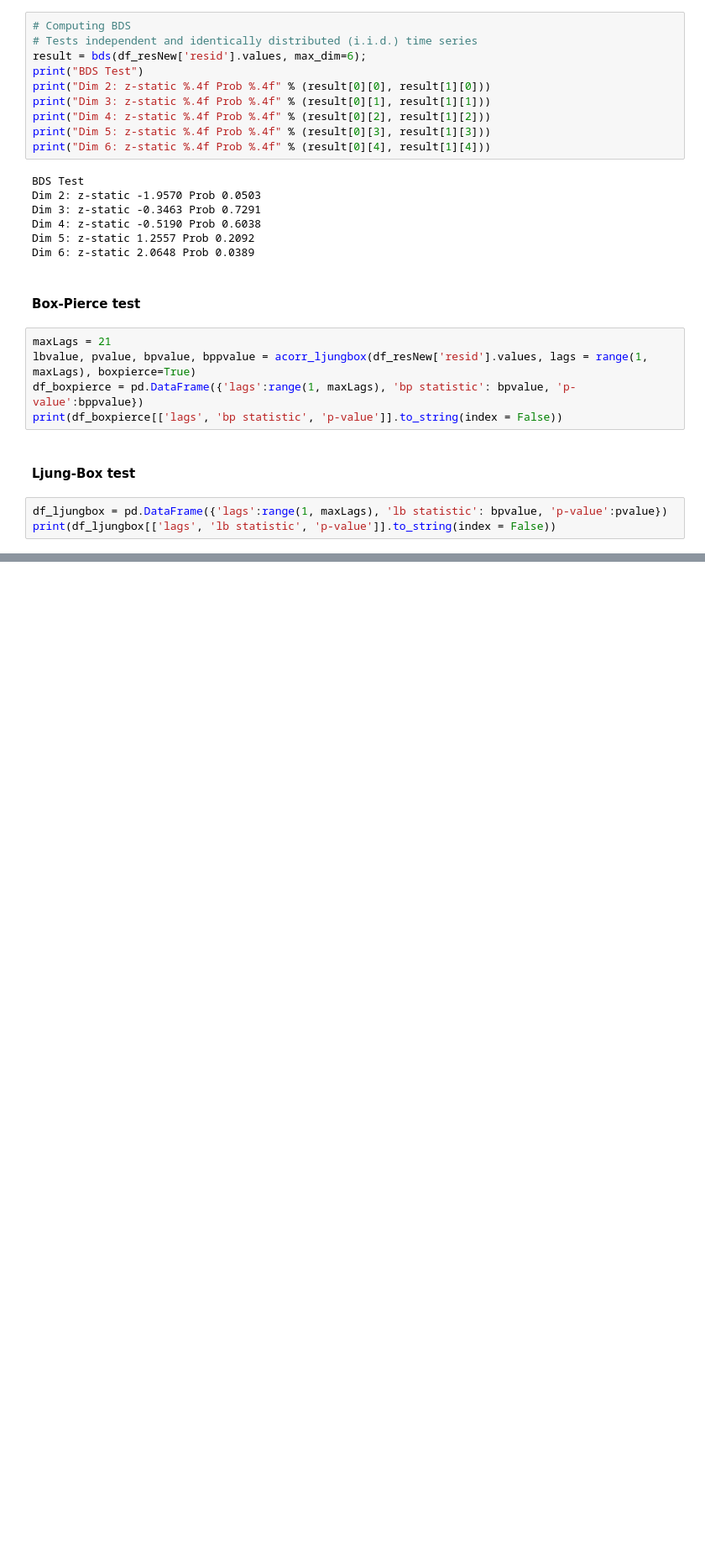
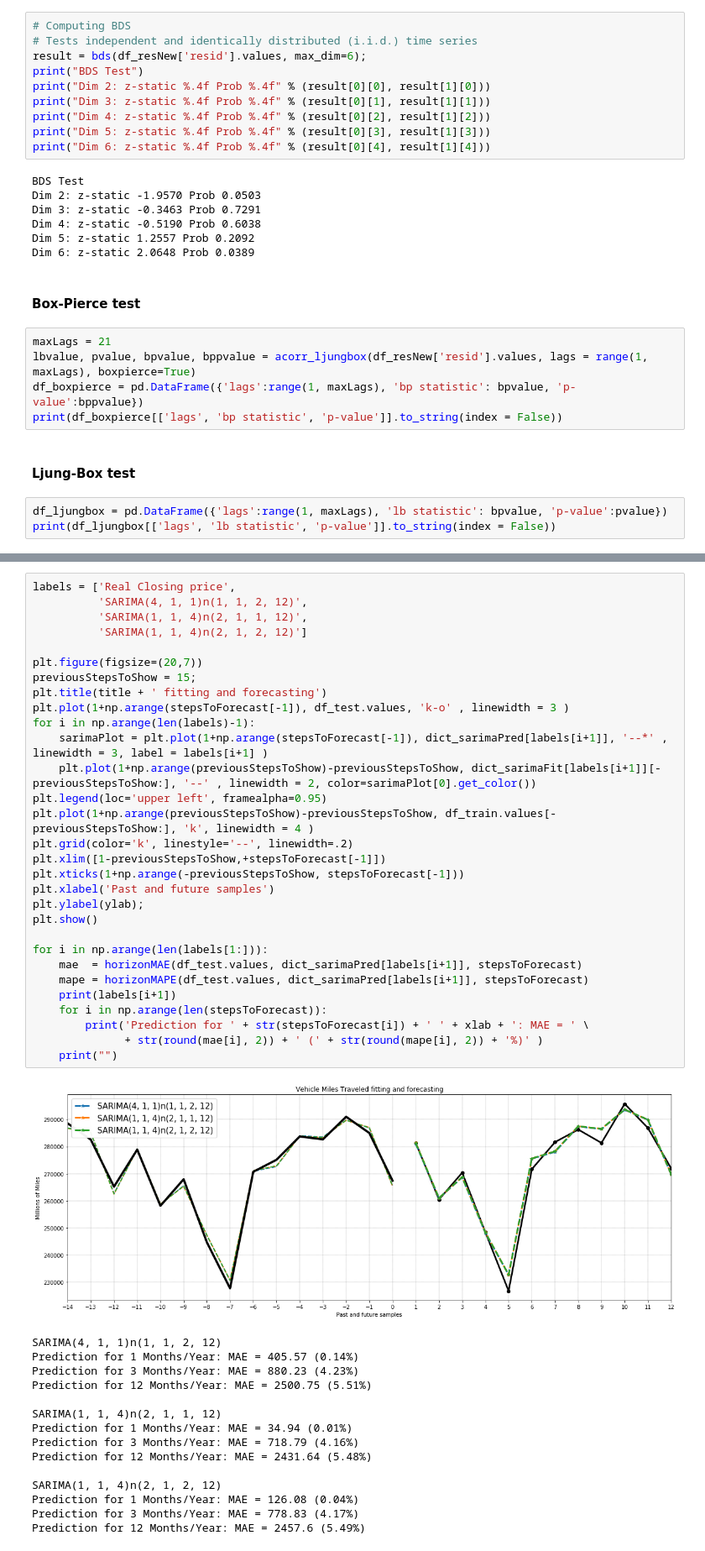
Before and after one commit to DidierRLopes/UnivariateTimeSeriesForecast, a Jupyter notebook: SARIMA.ipynb, the cells around one changed output, grey strips where cells are left out. Shown at 84% size. Cells and saved outputs as stored; diff of their text form; blank space fills up the shorter version.

```diff
--- a/SARIMA.ipynb
+++ b/SARIMA.ipynb
@@ -686,0 +947,46 @@ ax4.axis((0, maxLags, -0.2, 0.2));
+# %%
+labels = ['Real Closing price',
+          'SARIMA(4, 1, 1)n(1, 1, 2, 12)',
+          'SARIMA(1, 1, 4)n(2, 1, 1, 12)',
+          'SARIMA(1, 1, 4)n(2, 1, 2, 12)']
+
+plt.figure(figsize=(20,7))
+previousStepsToShow = 15;
+plt.title(title + ' fitting and forecasting')
+plt.plot(1+np.arange(stepsToForecast[-1]), df_test.values, 'k-o' , linewidth = 3 )
+for i in np.arange(len(labels)-1):
+    sarimaPlot = plt.plot(1+np.arange(stepsToForecast[-1]), dict_sarimaPred[labels[i+1]], '--*' , linewidth = 3, label = labels[i+1] )
+    plt.plot(1+np.arange(previousStepsToShow)-previousStepsToShow, dict_sarimaFit[labels[i+1]][-previousStepsToShow:], '--' , linewidth = 2, color=sarimaPlot[0].get_color())
+plt.legend(loc='upper left', framealpha=0.95)
+plt.plot(1+np.arange(previousStepsToShow)-previousStepsToShow, df_train.values[-previousStepsToShow:], 'k', linewidth = 4 )
+plt.grid(color='k', linestyle='--', linewidth=.2)
+plt.xlim([1-previousStepsToShow,+stepsToForecast[-1]])
+plt.xticks(1+np.arange(-previousStepsToShow, stepsToForecast[-1]))
+plt.xlabel('Past and future samples')
+plt.ylabel(ylab);
+plt.show()
+
+for i in np.arange(len(labels[1:])):
+    mae  = horizonMAE(df_test.values, dict_sarimaPred[labels[i+1]], stepsToForecast)
+    mape = horizonMAPE(df_test.values, dict_sarimaPred[labels[i+1]], stepsToForecast)
+    print(labels[i+1])
+    for i in np.arange(len(stepsToForecast)):
+        print('Prediction for ' + str(stepsToForecast[i]) + ' ' + xlab + ': MAE = ' \
+              + str(round(mae[i], 2)) + ' (' + str(round(mape[i], 2)) + '%)' )
+    print("")
+# %% [output]
+[figure, added]
+SARIMA(4, 1, 1)n(1, 1, 2, 12)
+Prediction for 1 Months/Year: MAE = 405.57 (0.14%)
+Prediction for 3 Months/Year: MAE = 880.23 (4.23%)
+Prediction for 12 Months/Year: MAE = 2500.75 (5.51%)
+
+SARIMA(1, 1, 4)n(2, 1, 1, 12)
+Prediction for 1 Months/Year: MAE = 34.94 (0.01%)
+Prediction for 3 Months/Year: MAE = 718.79 (4.16%)
+Prediction for 12 Months/Year: MAE = 2431.64 (5.48%)
+
+SARIMA(1, 1, 4)n(2, 1, 2, 12)
+Prediction for 1 Months/Year: MAE = 126.08 (0.04%)
+Prediction for 3 Months/Year: MAE = 778.83 (4.17%)
+Prediction for 12 Months/Year: MAE = 2457.6 (5.49%)
```
Also changed, not shown: parts of 46 cells of this notebook, 1 other file.
